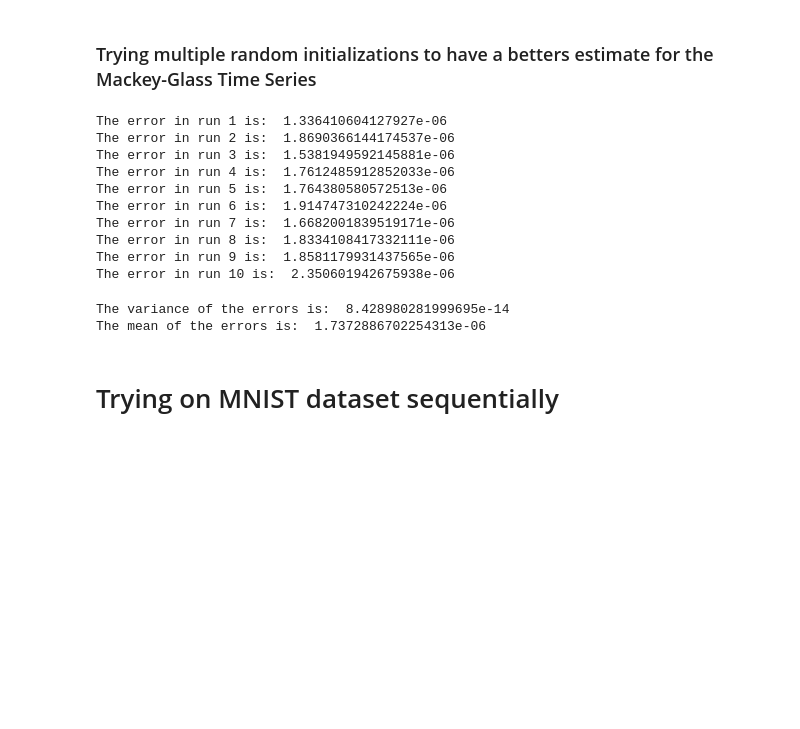
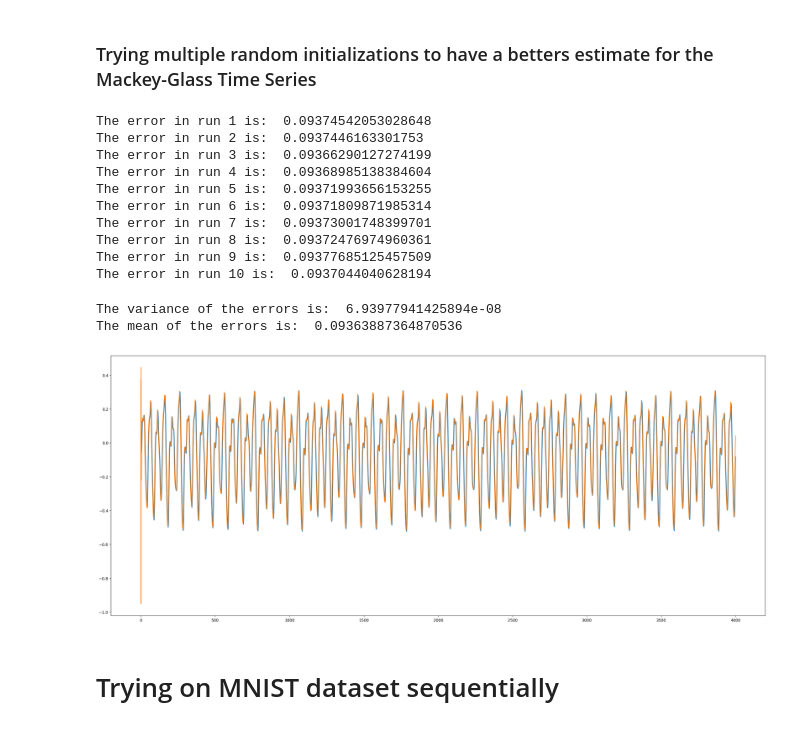
Before and after one commit to U-n-Own/UniversityNotes, a Jupyter notebook: Assignments/ComputationalNeuroscience/ThirdAssignment/EchoStateNetworks.ipynb, the cells around one changed output. Drawn from its saved outputs; the diff is of its cells as text; code cells hidden in the pictures; blank space fills up the shorter version.

```diff
--- a/Assignments/ComputationalNeuroscience/ThirdAssignment/EchoStateNetworks.ipynb
+++ b/Assignments/ComputationalNeuroscience/ThirdAssignment/EchoStateNetworks.ipynb
@@ -320,44 +276,49 @@ for i in range(10):
         train_MG17 = train_MG17_copy
         target_delayed_MG17 = train_MG17[washout_MG17+delay:epochs_MG17]
 
-        esn = EchoStateNetwork(N_h = 1000, N_x = 1, omega_in = 0.9, rho_enforced = 0.9, washout = washout_MG17)
+        esn = EchoStateNetwork(N_h = 1000, N_x = 1, omega_in = 0.8, rho_enforced = 1.1, washout = washout_MG17, alternative_method='ridge')
 
         # Let model go trought the data and encode it in the H states and then train our readout
         esn.fit(train_input_MG17, target_delayed_MG17, epochs = epochs_MG17, delay = delay)
 
         # Predict the output
-        prediction_MG17 = esn.predict()
+        prediction_MG17 = esn.predict_test(test_MG17)
 
         # Adjust target (train_output) using washout
-        target_delayed_MG17 = target_delayed_MG17[washout_MG17:epochs_MG17]
+        #target_delayed_MG17 = target_delayed_MG17[washout_MG17:epochs_MG17]
 
         # Remove the washout for prediction
-        prediction_MG17 = prediction_MG17[washout_MG17:epochs_MG17]
+        #prediction_MG17 = prediction_MG17[washout_MG17:epochs_MG17]
 
-        error_MG17 = esn.calculate_error(target_delayed_MG17, prediction_MG17)
+        error_MG17 = esn.calculate_error(target=test_MG17, prediction=prediction_MG17)
+
         errors_MG17.append(error_MG17)
 
         print(f'The error in run {i+1} is: ', error_MG17)
 # %% [output]
-The error in run 1 is:  1.336410604127927e-06
-The error in run 2 is:  1.8690366144174537e-06
-The error in run 3 is:  1.5381949592145881e-06
-The error in run 4 is:  1.7612485912852033e-06
-The error in run 5 is:  1.764380580572513e-06
-The error in run 6 is:  1.914747310242224e-06
-The error in run 7 is:  1.6682001839519171e-06
-The error in run 8 is:  1.8334108417332111e-06
-The error in run 9 is:  1.8581179931437565e-06
-The error in run 10 is:  2.350601942675938e-06
+The error in run 1 is:  0.09374542053028648
+The error in run 2 is:  0.0937446163301753
+The error in run 3 is:  0.09366290127274199
+The error in run 4 is:  0.09368985138384604
+The error in run 5 is:  0.09371993656153255
+The error in run 6 is:  0.09371809871985314
+The error in run 7 is:  0.09373001748399701
+The error in run 8 is:  0.09372476974960361
+The error in run 9 is:  0.09377685125457509
+The error in run 10 is:  0.0937044040628194
 # %%
 # Calculate and print the variance of the errors
 variance = np.var(errors_MG17)
 
 print('The variance of the errors is: ', variance)
 print('The mean of the errors is: ', np.mean(errors_MG17))
+
+# Plot the prediction
+esn.plot_prediction(target=test_MG17, prediction=prediction_MG17)
 # %% [output]
-The variance of the errors is:  8.428980281999695e-14
-The mean of the errors is:  1.7372886702254313e-06
+The variance of the errors is:  6.93977941425894e-08
+The mean of the errors is:  0.09363887364870536
+[figure, added]
 # %% [markdown]
 # Trying on MNIST dataset sequentially
 # %%
```
Also changed, not shown: parts of 15 cells of this notebook, 1 other file.
